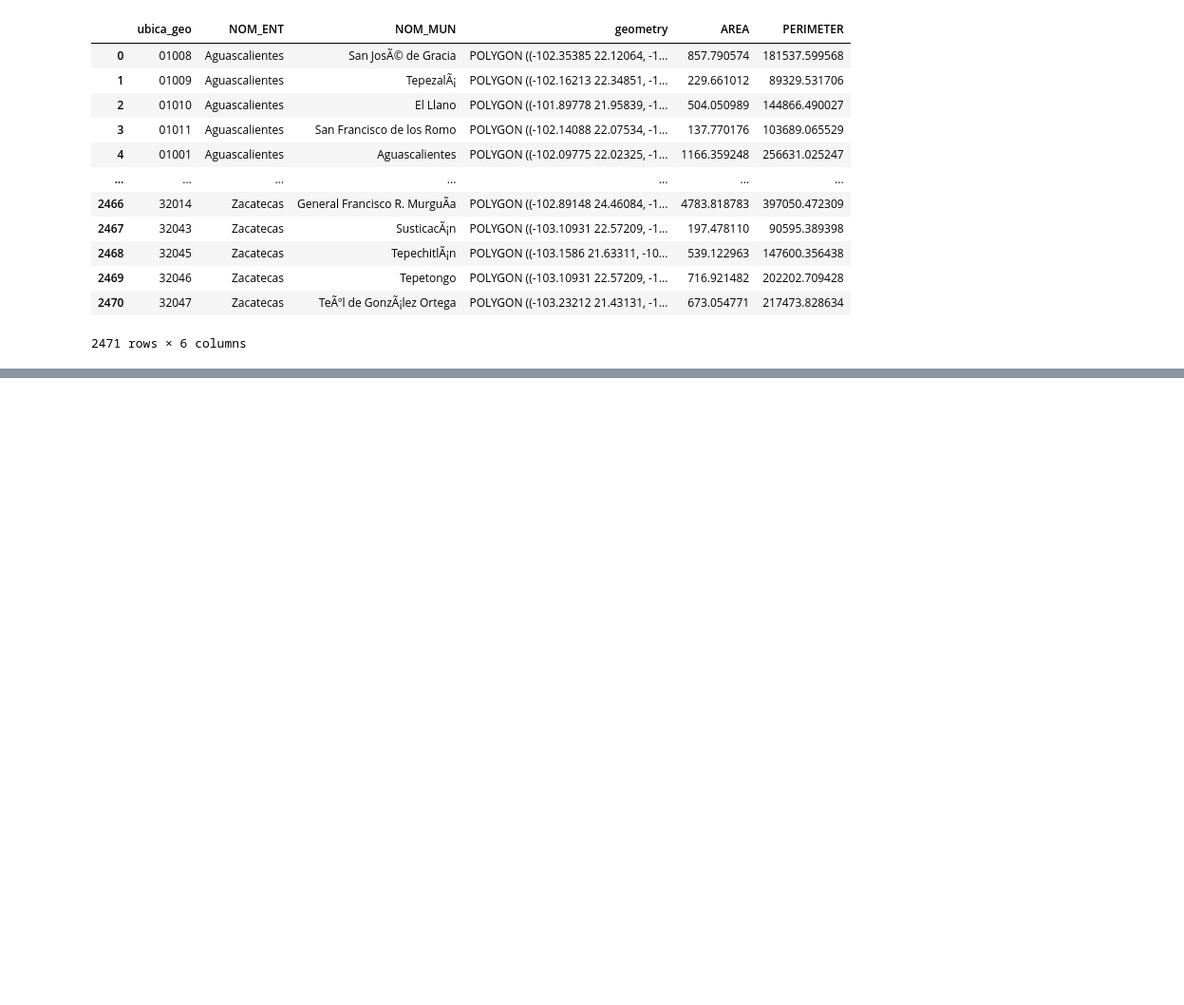
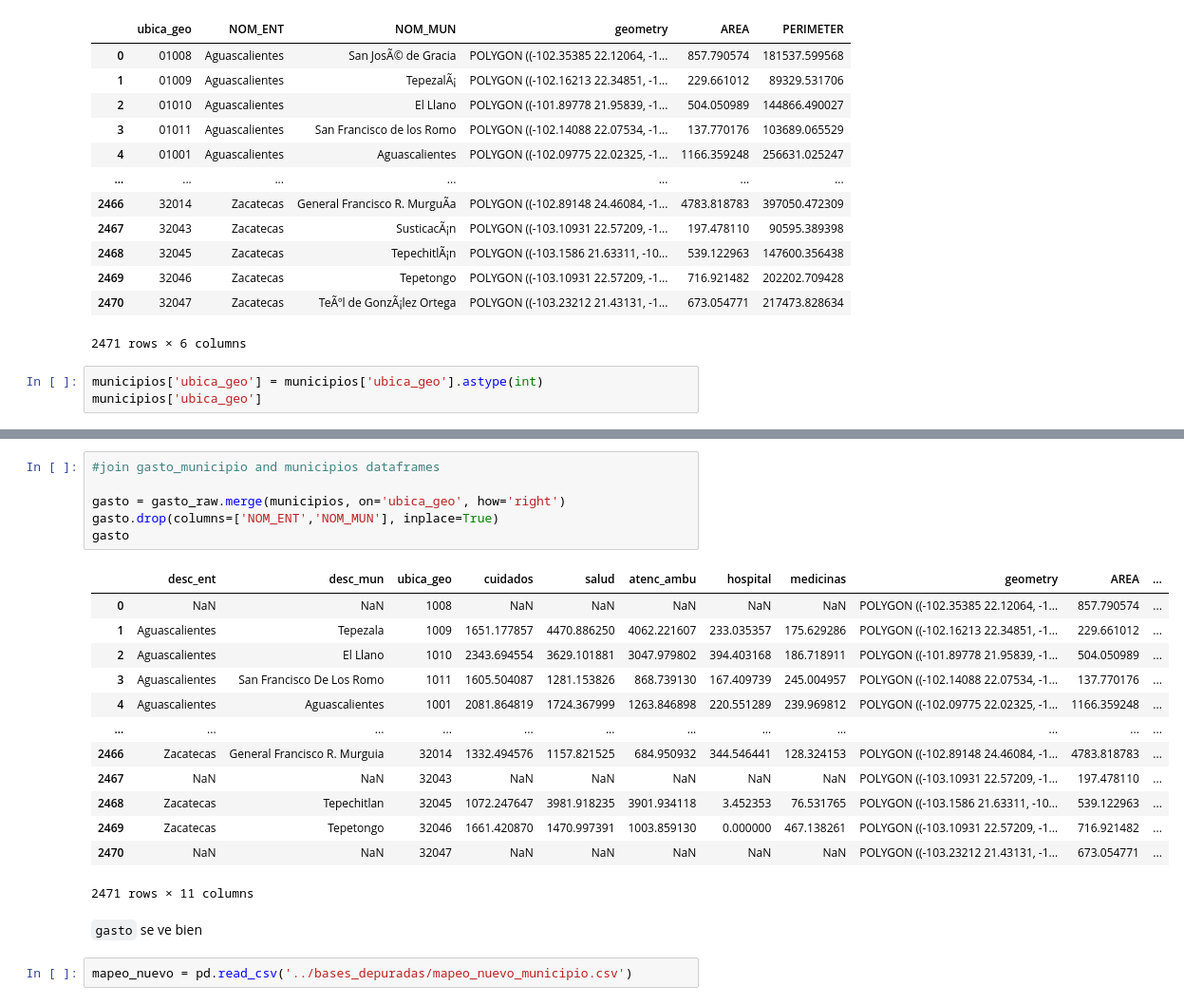
Before and after one commit to mellamanelpoeta/dataton, a Jupyter notebook: Python/01_tam_ETL.ipynb, the cells around one changed output, grey strips where cells are left out. Shown: that part at 95% size. Saved outputs shown, nothing was run; the diff lists cells and outputs as text; blank space fills up the shorter version.

````diff
--- a/Python/01_tam_ETL.ipynb
+++ b/Python/01_tam_ETL.ipynb
@@ -86,3 +119,6 @@ municipios
 | 2469 | 32046 | Zacatecas | Tepetongo | POLYGON ((-103.10931 22.57209, -1... | 716.921482 | 202202.709428 |
 | 2470 | 32047 | Zacatecas | TeÃºl de GonzÃ¡lez Ortega | POLYGON ((-103.23212 21.43131, -1... | 673.054771 | 217473.828634 |
 2471 rows × 6 columns
+# %%
+municipios['ubica_geo'] = municipios['ubica_geo'].astype(int)
+municipios['ubica_geo']
@@ -88,0 +138,24 @@ municipios
+# %%
+#join gasto_municipio and municipios dataframes
+
+gasto = gasto_raw.merge(municipios, on='ubica_geo', how='right')
+gasto.drop(columns=['NOM_ENT','NOM_MUN'], inplace=True)
+gasto
+# %% [output]
+|  | desc_ent | desc_mun | ubica_geo | cuidados | salud | atenc_ambu | hospital | medicinas | geometry | AREA | ... |
+| 0 | NaN | NaN | 1008 | NaN | NaN | NaN | NaN | NaN | POLYGON ((-102.35385 22.12064, -1... | 857.790574 | ... |
+| 1 | Aguascalientes | Tepezala | 1009 | 1651.177857 | 4470.886250 | 4062.221607 | 233.035357 | 175.629286 | POLYGON ((-102.16213 22.34851, -1... | 229.661012 | ... |
+| 2 | Aguascalientes | El Llano | 1010 | 2343.694554 | 3629.101881 | 3047.979802 | 394.403168 | 186.718911 | POLYGON ((-101.89778 21.95839, -1... | 504.050989 | ... |
+| 3 | Aguascalientes | San Francisco De Los Romo | 1011 | 1605.504087 | 1281.153826 | 868.739130 | 167.409739 | 245.004957 | POLYGON ((-102.14088 22.07534, -1... | 137.770176 | ... |
+| 4 | Aguascalientes | Aguascalientes | 1001 | 2081.864819 | 1724.367999 | 1263.846898 | 220.551289 | 239.969812 | POLYGON ((-102.09775 22.02325, -1... | 1166.359248 | ... |
+| ... | ... | ... | ... | ... | ... | ... | ... | ... | ... | ... | ... |
+| 2466 | Zacatecas | General Francisco R. Murguia | 32014 | 1332.494576 | 1157.821525 | 684.950932 | 344.546441 | 128.324153 | POLYGON ((-102.89148 24.46084, -1... | 4783.818783 | ... |
+| 2467 | NaN | NaN | 32043 | NaN | NaN | NaN | NaN | NaN | POLYGON ((-103.10931 22.57209, -1... | 197.478110 | ... |
+| 2468 | Zacatecas | Tepechitlan | 32045 | 1072.247647 | 3981.918235 | 3901.934118 | 3.452353 | 76.531765 | POLYGON ((-103.1586 21.63311, -10... | 539.122963 | ... |
+| 2469 | Zacatecas | Tepetongo | 32046 | 1661.420870 | 1470.997391 | 1003.859130 | 0.000000 | 467.138261 | POLYGON ((-103.10931 22.57209, -1... | 716.921482 | ... |
+| 2470 | NaN | NaN | 32047 | NaN | NaN | NaN | NaN | NaN | POLYGON ((-103.23212 21.43131, -1... | 673.054771 | ... |
+2471 rows × 11 columns
+# %% [markdown]
+```gasto``` se ve bien
+# %%
+mapeo_nuevo = pd.read_csv('../bases_depuradas/mapeo_nuevo_municipio.csv')
````
Also changed, not shown: parts of 39 cells of this notebook.
